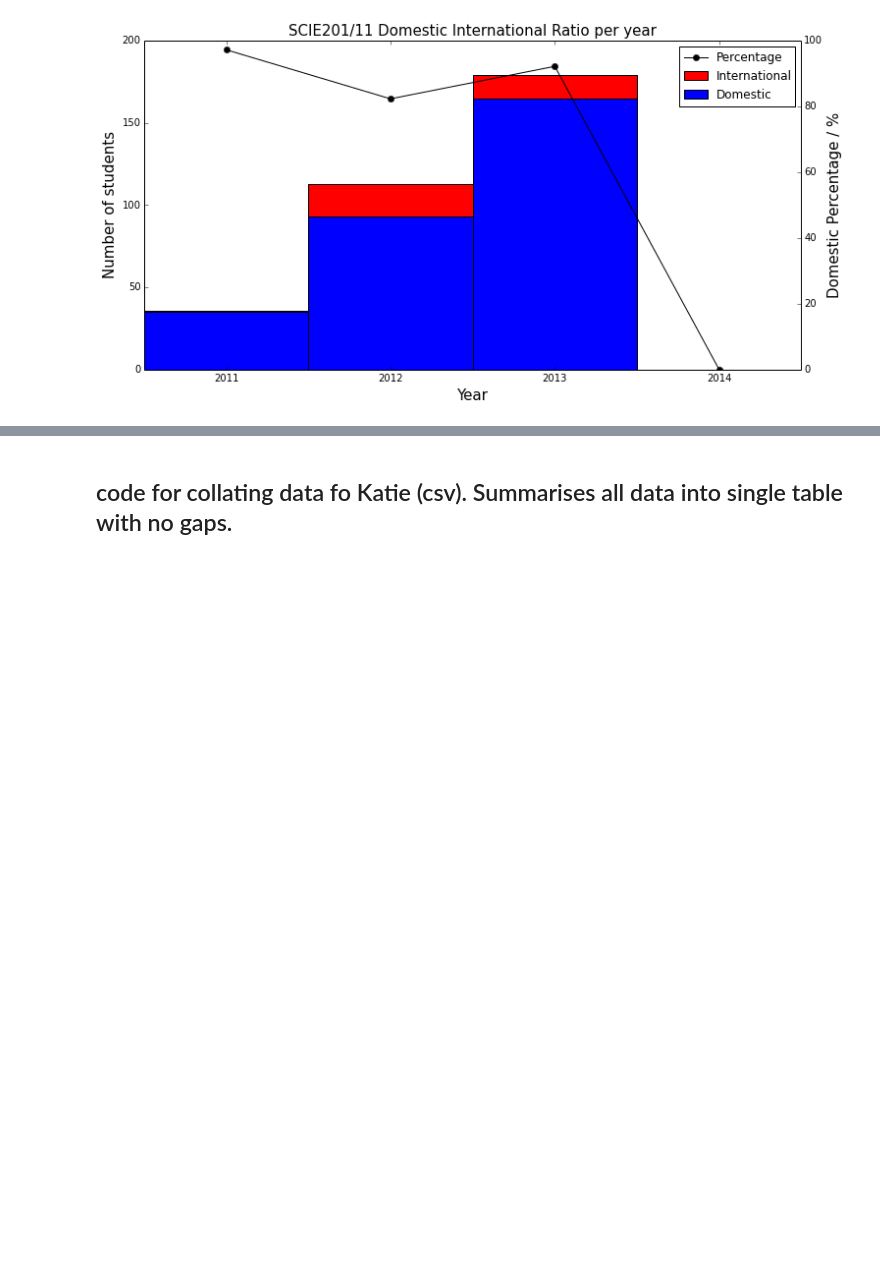
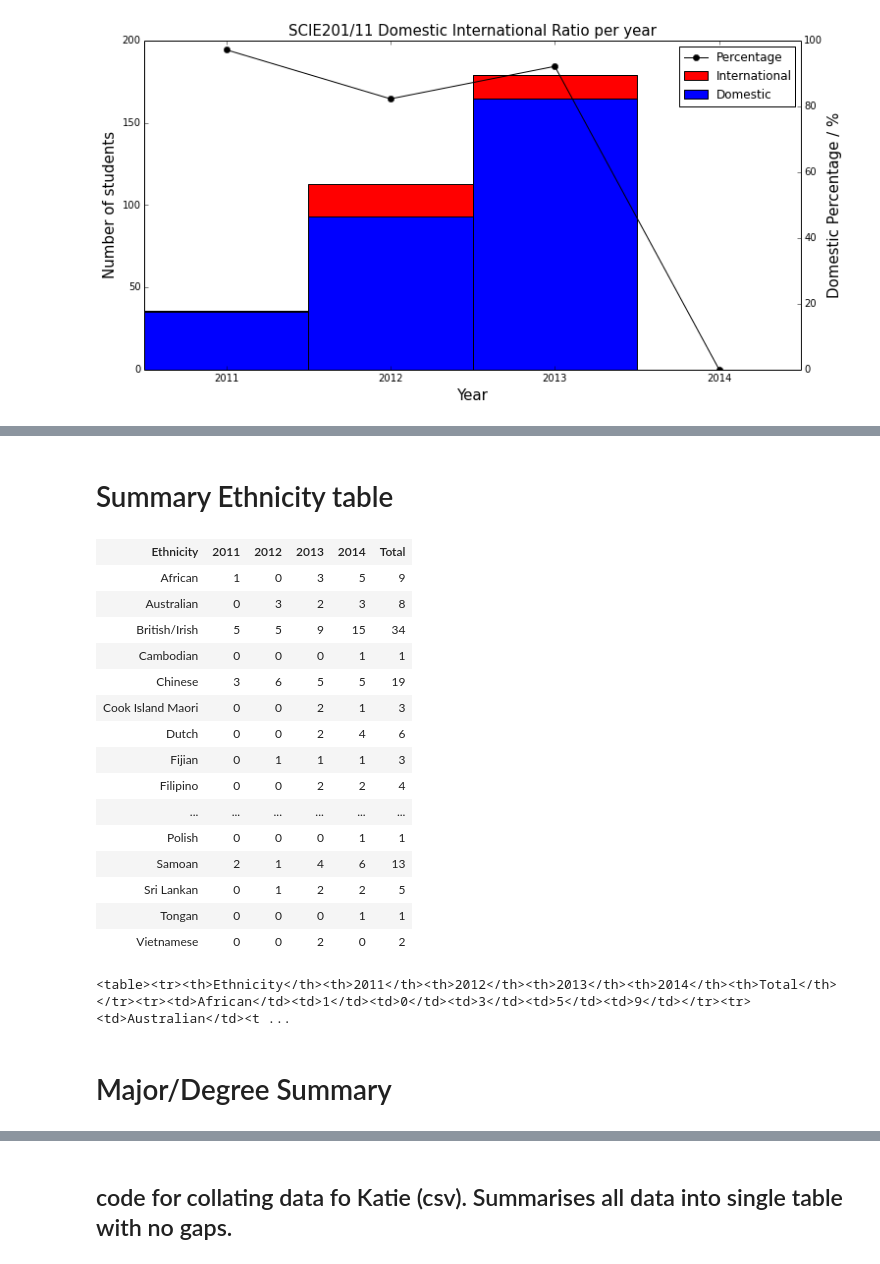
Before and after one commit to kaiwhata/Grade_analysis, a Jupyter notebook: SCIE211_grade_tools.ipynb, the cells around one changed output, grey strips where cells are left out. Drawn from its saved outputs; the diff is of its cells as text; code cells hidden in the pictures; blank space fills up the shorter version.

```diff
--- a/SCIE211_grade_tools.ipynb
+++ b/SCIE211_grade_tools.ipynb
@@ -915,0 +953,3 @@ ax.set_xlim(0,4)
+# %%
+for eth in all_eths:
+    print eth
@@ -915,0 +974,8 @@ ax.set_xlim(0,4)
+# %%
+eth_data = [[],[],[],[]]
+e=0
+for paper in [SCIE201_2011, SCIE201_2012, SCIE211_2013, SCIE211_2014]:
+    eths, eth_list = paper_ethnicities(paper)
+    for eth in all_eths:
+        eth_data[e].append(eth_list.count(eth))
+    e+=1
@@ -915,0 +1000,34 @@ ax.set_xlim(0,4)
+# %%
+eth_table_data = []
+for i in range(len(all_eths)):
+    row = [all_eths[i],eth_data[0][i],eth_data[1][i],eth_data[2][i],eth_data[3][i], sum([eth_data[0][i],eth_data[1][i],eth_data[2][i],eth_data[3][i]])]
+    eth_table_data.append(row)
+# %% [markdown]
+# Summary Ethnicity table
+# %%
+et = make_html_table(['Ethnicity', '2011','2012','2013','2014', 'Total'], eth_table_data)
+# %%
+HTML(et)
+# %% [output]
+| Ethnicity | 2011 | 2012 | 2013 | 2014 | Total |
+| African | 1 | 0 | 3 | 5 | 9 |
+| Australian | 0 | 3 | 2 | 3 | 8 |
+| British/Irish | 5 | 5 | 9 | 15 | 34 |
+| Cambodian | 0 | 0 | 0 | 1 | 1 |
+| Chinese | 3 | 6 | 5 | 5 | 19 |
+| Cook Island Maori | 0 | 0 | 2 | 1 | 3 |
+| Dutch | 0 | 0 | 2 | 4 | 6 |
+| Fijian | 0 | 1 | 1 | 1 | 3 |
+| Filipino | 0 | 0 | 2 | 2 | 4 |
+| ... | ... | ... | ... | ... | ... |
+| Polish | 0 | 0 | 0 | 1 | 1 |
+| Samoan | 2 | 1 | 4 | 6 | 13 |
+| Sri Lankan | 0 | 1 | 2 | 2 | 5 |
+| Tongan | 0 | 0 | 0 | 1 | 1 |
+| Vietnamese | 0 | 0 | 2 | 0 | 2 |
+# %%
+print et
+# %% [output]
+<table><tr><th>Ethnicity</th><th>2011</th><th>2012</th><th>2013</th><th>2014</th><th>Total</th></tr><tr><td>African</td><td>1</td><td>0</td><td>3</td><td>5</td><td>9</td></tr><tr><td>Australian</td><t ...
+# %% [markdown]
+# Major/Degree Summary
```
Also changed, not shown: parts of 27 cells of this notebook.
